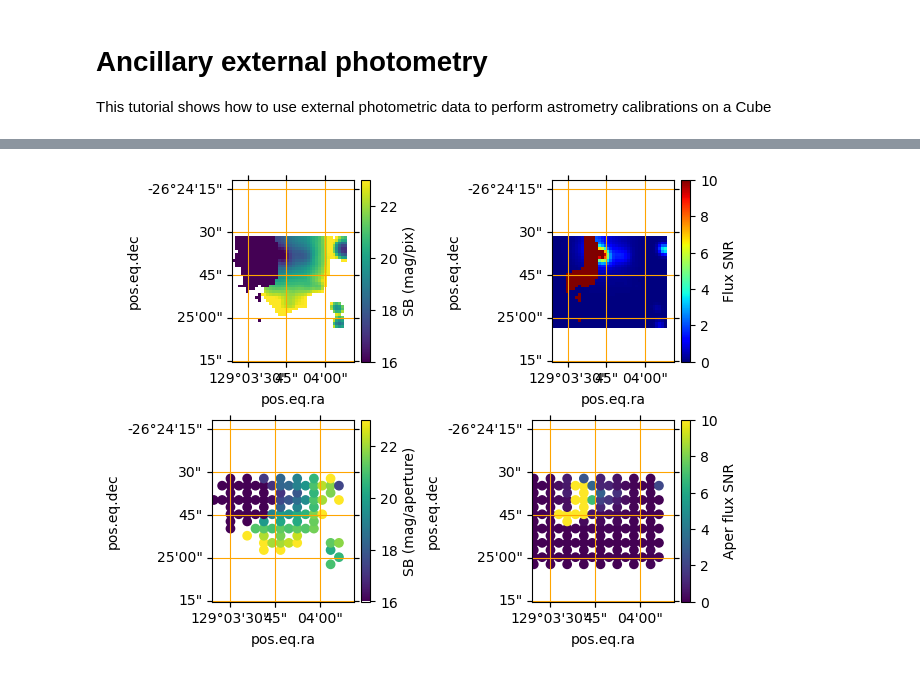
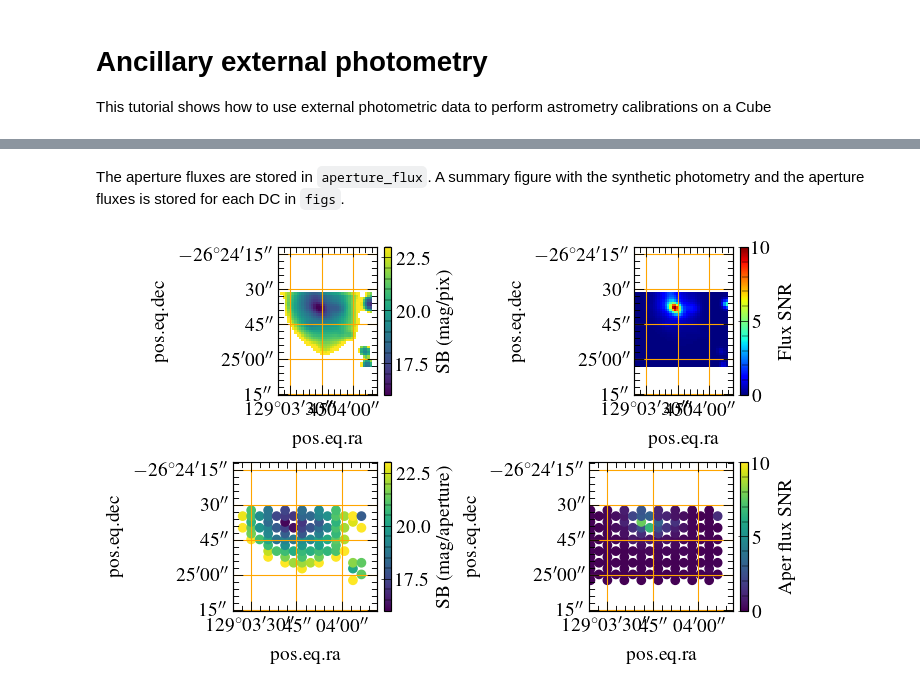
Before and after one commit to pykoala/pykoala, a Jupyter notebook: tutorials/compare_with_external_photo.ipynb, the cells around one changed output, grey strips where cells are left out. Saved outputs shown, nothing was run; the diff lists cells and outputs as text; code cells hidden in the pictures.

```diff
--- a/tutorials/compare_with_external_photo.ipynb
+++ b/tutorials/compare_with_external_photo.ipynb
@@ -62,6 +80,7 @@ WARNING: FITSFixedWarning: 'datfix' made the change 'Set DATE-OBS to '2012-10-30
 # %%
 # Produce synthetic r-band photometry using the cube spectra and measure apertures.
-ref_data = anc_data_corr.get_dc_aperture_fluxes(sample_every=2)
+dc_photometry = anc_data_corr.get_dc_aperture_fluxes(
+    aperture_diameter=1.25, sample_every=2, filter_names=["PANSTARRS_PS1.i"])
 # %% [output]
 Initialising Filter variables
 Checking filters available at /home/pcorchoc/Develop/population-synthesis-toolkit/src/pst/data/filters
@@ -88,4 +112,6 @@ plt.colorbar()
+# %% [markdown]
+The aperture fluxes are stored in `aperture_flux`. A summary figure with the synthetic photometry and the aperture fluxes is stored for each DC in `figs`.
 # %%
-ref_data['PANSTARRS_PS1.r']['figs'][0]
+dc_photometry['PANSTARRS_PS1.i']['figs'][0]
 # %% [output]
-[figure, old version]
+[figure, new version]
```
Also changed, not shown: parts of 19 cells of this notebook, 2 other files.
